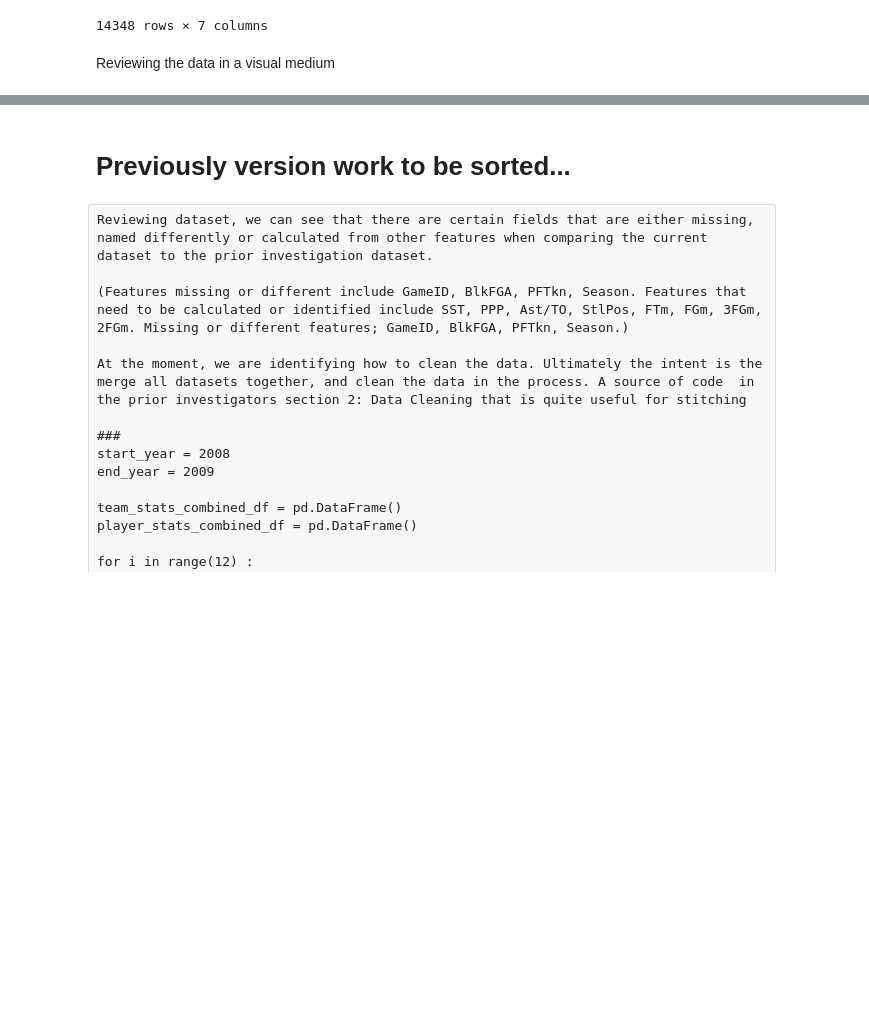
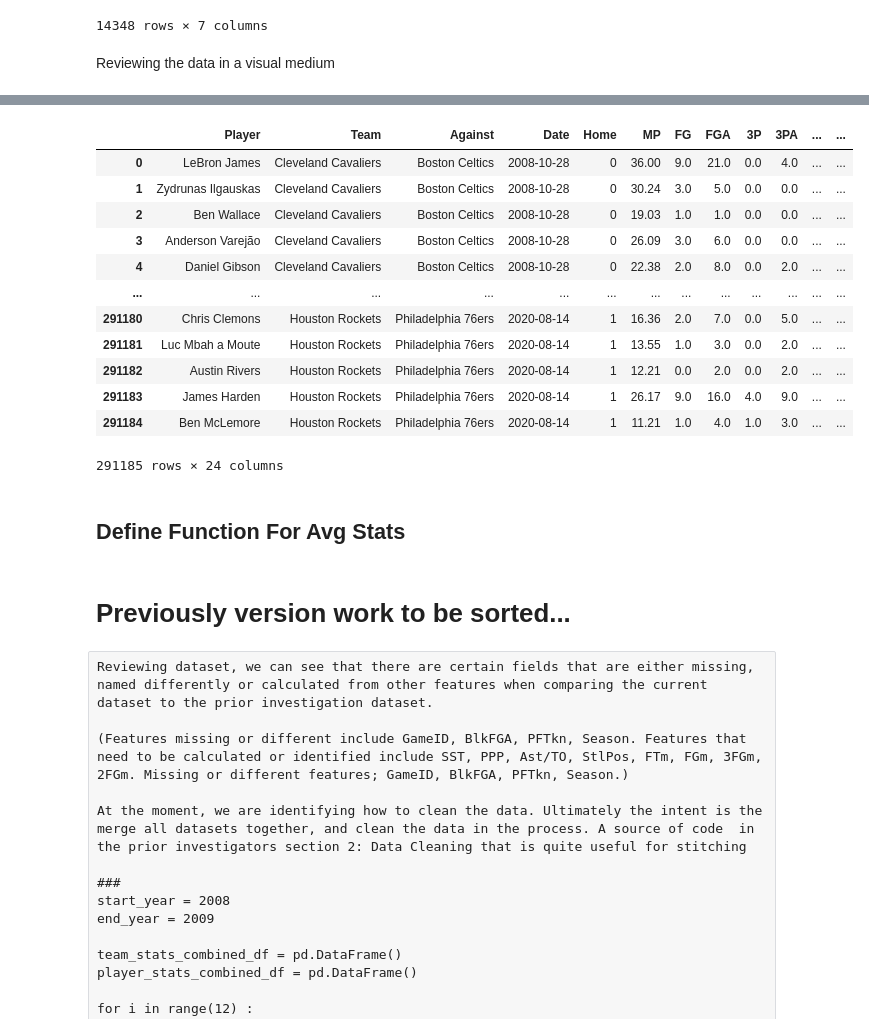
Before and after one commit to ElectricSheep007/UNH-Repo, a Jupyter notebook: DS_Guided_Capstone_2_Repo/virenv/Guided_Capstone_Project_2.ipynb, the cells around one changed output, grey strips where cells are left out. Cells and saved outputs as stored; diff of their text form; code cells hidden in the pictures; blank space fills up the shorter version.

```diff
--- a/DS_Guided_Capstone_2_Repo/virenv/Guided_Capstone_Project_2.ipynb
+++ b/DS_Guided_Capstone_2_Repo/virenv/Guided_Capstone_Project_2.ipynb
@@ -718,0 +920,5 @@ Text(0.5, 1.0, 'ELO over Time')
+# %%
+final_team_stats = team_stats.iloc[0 :, [0,1,2,3,6,14,15]].merge(elo_df.drop(columns=['H_Team', 'A_Team']), on = 'GameID') \
+.merge(rp_df, on = 'GameID')
+
+final_team_stats = final_team_stats.dropna()
@@ -718,0 +995,10 @@ Text(0.5, 1.0, 'ELO over Time')
+# %%
+final_team_stats['Label'] = [1 if x > 0 else 0 for x in final_team_stats['H_PTS'] - final_team_stats['A_PTS']]
+
+final_team_stats.drop(columns = ['H_PTS', 'A_PTS'], inplace = True)
+final_team_stats = final_team_stats.dropna()
+final_team_stats.reset_index(inplace = True)
+
+combined_df = final_team_stats
+
+final_team_stats
@@ -718,0 +1027,10 @@ Text(0.5, 1.0, 'ELO over Time')
+# %%
+playerstats = pd.read_csv('Cleaned_Player_Stats.csv', index_col = 0)
+
+playerstats = playerstats.sort_values(by='Date').reset_index(drop = True)
+
+IDseason = final_team_stats[['season', 'GameID']].drop_duplicates()
+
+playerstats.rename(columns={'gameID': 'GameID'}, inplace=True)
+
+IDseason.head()
@@ -718,0 +1054,20 @@ Text(0.5, 1.0, 'ELO over Time')
+# %%
+merge = playerstats.merge(IDseason , how='left', on='GameID')
+# %%
+merge
+# %% [output]
+|  | Player | Team | Against | Date | Home | MP | FG | FGA | 3P | 3PA | ... | ... |
+| 0 | LeBron James | Cleveland Cavaliers | Boston Celtics | 2008-10-28 | 0 | 36.00 | 9.0 | 21.0 | 0.0 | 4.0 | ... | ... |
+| 1 | Zydrunas Ilgauskas | Cleveland Cavaliers | Boston Celtics | 2008-10-28 | 0 | 30.24 | 3.0 | 5.0 | 0.0 | 0.0 | ... | ... |
+| 2 | Ben Wallace | Cleveland Cavaliers | Boston Celtics | 2008-10-28 | 0 | 19.03 | 1.0 | 1.0 | 0.0 | 0.0 | ... | ... |
+| 3 | Anderson Varejão | Cleveland Cavaliers | Boston Celtics | 2008-10-28 | 0 | 26.09 | 3.0 | 6.0 | 0.0 | 0.0 | ... | ... |
+| 4 | Daniel Gibson | Cleveland Cavaliers | Boston Celtics | 2008-10-28 | 0 | 22.38 | 2.0 | 8.0 | 0.0 | 2.0 | ... | ... |
+| ... | ... | ... | ... | ... | ... | ... | ... | ... | ... | ... | ... | ... |
+| 291180 | Chris Clemons | Houston Rockets | Philadelphia 76ers | 2020-08-14 | 1 | 16.36 | 2.0 | 7.0 | 0.0 | 5.0 | ... | ... |
+| 291181 | Luc Mbah a Moute | Houston Rockets | Philadelphia 76ers | 2020-08-14 | 1 | 13.55 | 1.0 | 3.0 | 0.0 | 2.0 | ... | ... |
+| 291182 | Austin Rivers | Houston Rockets | Philadelphia 76ers | 2020-08-14 | 1 | 12.21 | 0.0 | 2.0 | 0.0 | 2.0 | ... | ... |
+| 291183 | James Harden | Houston Rockets | Philadelphia 76ers | 2020-08-14 | 1 | 26.17 | 9.0 | 16.0 | 4.0 | 9.0 | ... | ... |
+| 291184 | Ben McLemore | Houston Rockets | Philadelphia 76ers | 2020-08-14 | 1 | 11.21 | 1.0 | 4.0 | 1.0 | 3.0 | ... | ... |
+291185 rows × 24 columns
+# %% [markdown]
+## Define Function For Avg Stats
```
Also changed, not shown: parts of 54 cells of this notebook.
